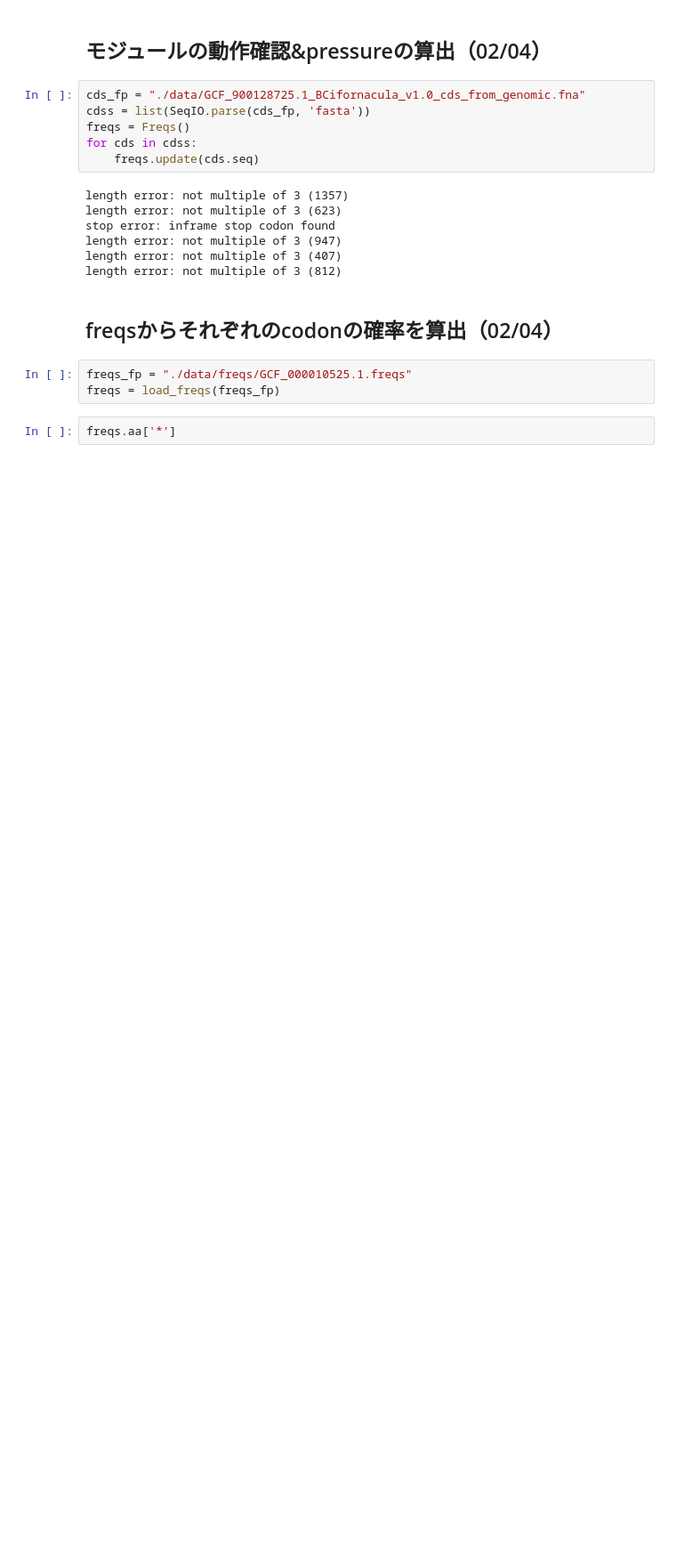
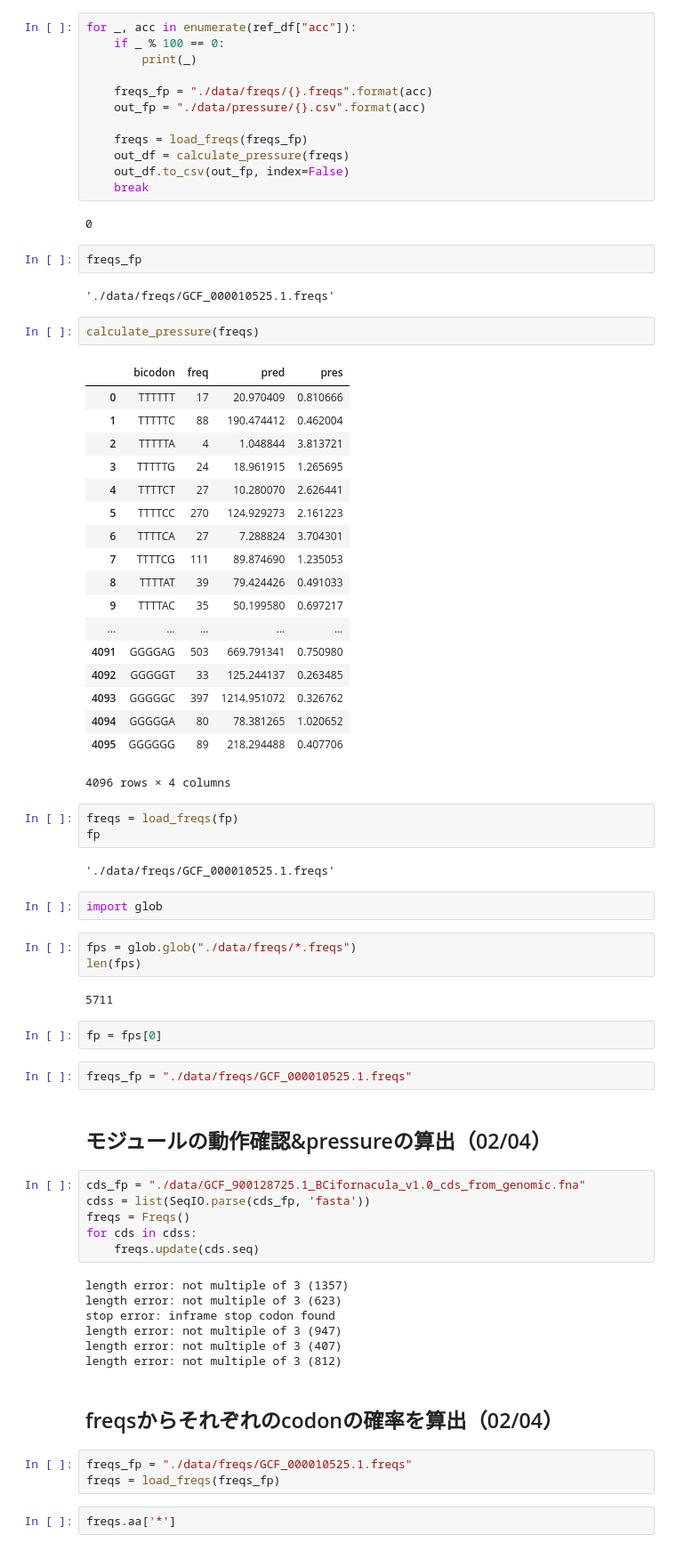
Before and after one commit to LaGuer/bicodon, a Jupyter notebook: freqs.ipynb, the cells around one changed output. Shown at 89% size. Drawn from its saved outputs; the diff is of its cells as text; blank space fills up the shorter version.

```diff
--- a/freqs.ipynb
+++ b/freqs.ipynb
@@ -13,3 +150,58 @@ The autoreload extension is already loaded. To reload it, use:
+# %%
+for _, acc in enumerate(ref_df["acc"]):
+    if _ % 100 == 0:
+        print(_)
+
+    freqs_fp = "./data/freqs/{}.freqs".format(acc)
+    out_fp = "./data/pressure/{}.csv".format(acc)
+
+    freqs = load_freqs(freqs_fp)
+    out_df = calculate_pressure(freqs)
+    out_df.to_csv(out_fp, index=False)
+    break
+# %% [output]
+0
+# %%
+freqs_fp
+# %% [output]
+'./data/freqs/GCF_000010525.1.freqs'
+# %%
+calculate_pressure(freqs)
+# %% [output]
+|  | bicodon | freq | pred | pres |
+| 0 | TTTTTT | 17 | 20.970409 | 0.810666 |
+| 1 | TTTTTC | 88 | 190.474412 | 0.462004 |
+| 2 | TTTTTA | 4 | 1.048844 | 3.813721 |
+| 3 | TTTTTG | 24 | 18.961915 | 1.265695 |
+| 4 | TTTTCT | 27 | 10.280070 | 2.626441 |
+| 5 | TTTTCC | 270 | 124.929273 | 2.161223 |
+| 6 | TTTTCA | 27 | 7.288824 | 3.704301 |
+| 7 | TTTTCG | 111 | 89.874690 | 1.235053 |
+| 8 | TTTTAT | 39 | 79.424426 | 0.491033 |
+| 9 | TTTTAC | 35 | 50.199580 | 0.697217 |
+| ... | ... | ... | ... | ... |
+| 4091 | GGGGAG | 503 | 669.791341 | 0.750980 |
+| 4092 | GGGGGT | 33 | 125.244137 | 0.263485 |
+| 4093 | GGGGGC | 397 | 1214.951072 | 0.326762 |
+| 4094 | GGGGGA | 80 | 78.381265 | 1.020652 |
+| 4095 | GGGGGG | 89 | 218.294488 | 0.407706 |
+4096 rows × 4 columns
+# %%
+freqs = load_freqs(fp)
+fp
+# %% [output]
+'./data/freqs/GCF_000010525.1.freqs'
+# %%
+import glob
+# %%
+fps = glob.glob("./data/freqs/*.freqs")
+len(fps)
+# %% [output]
+5711
+# %%
+fp = fps[0]
+# %%
+freqs_fp = "./data/freqs/GCF_000010525.1.freqs"
 # %% [markdown]
 ## モジュールの動作確認&pressureの算出（02/04）
 # %%
```
Also changed, not shown: parts of 18 cells of this notebook, 3 other files.
